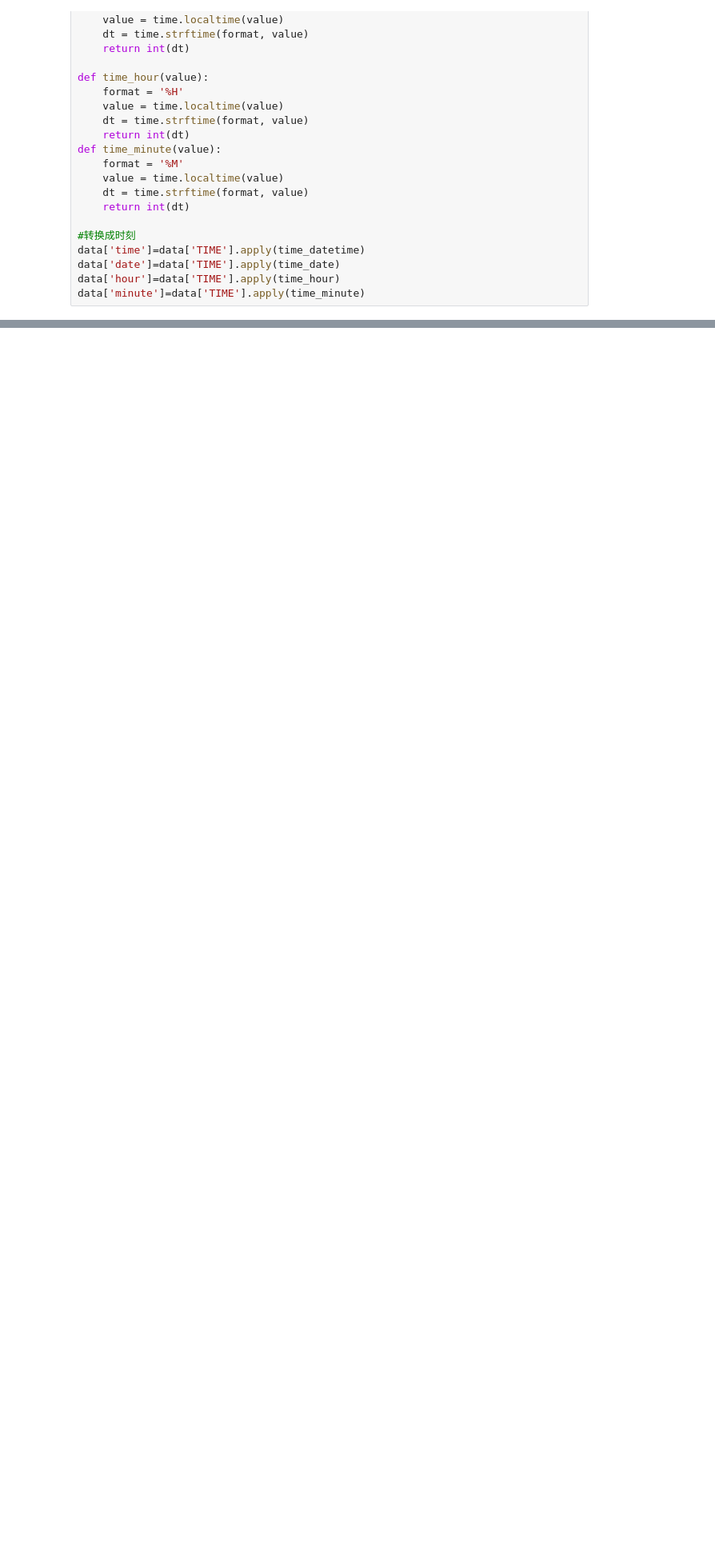
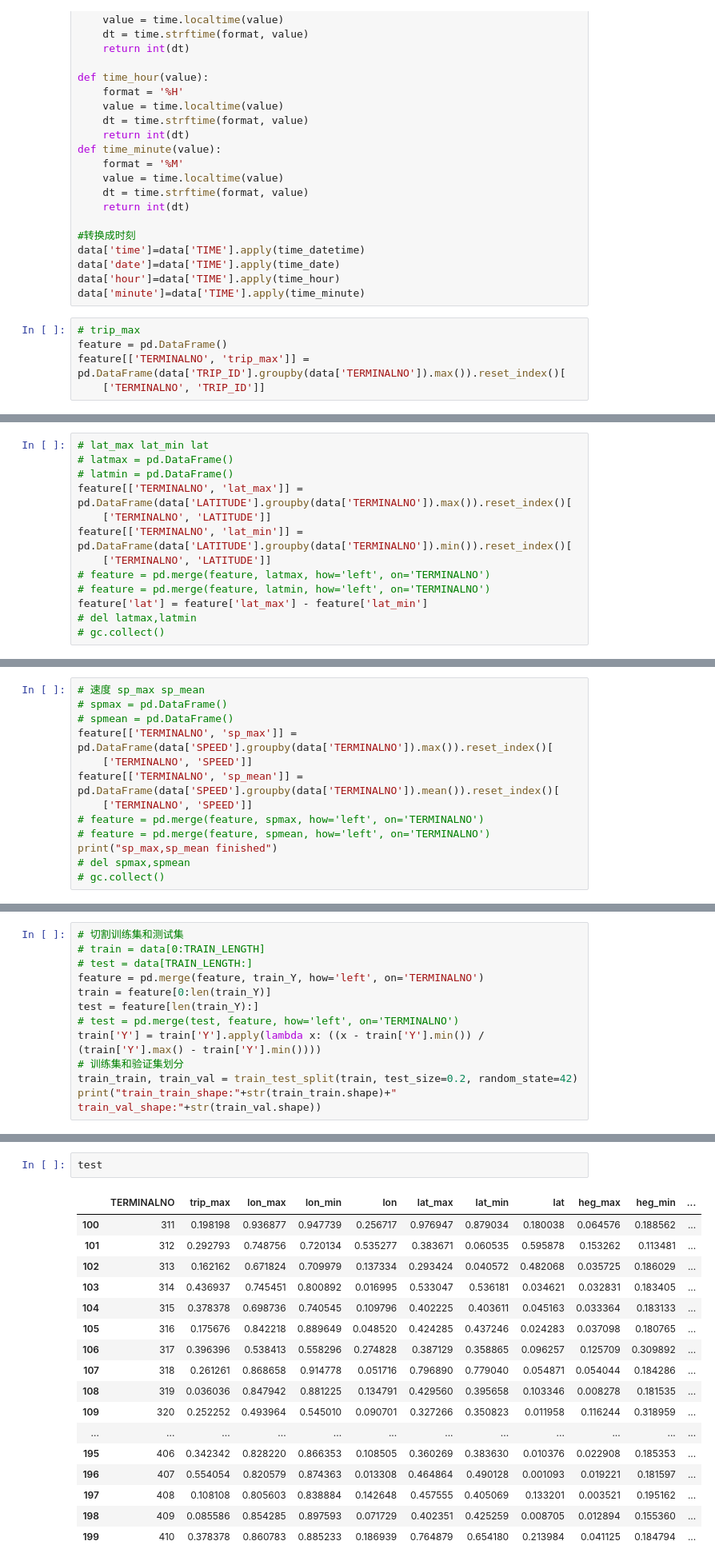
Before and after one commit to MaxwellAlan/DataFountain, a Jupyter notebook: jupyter/v2.ipynb, the cells around one changed output, grey strips where cells are left out. Shown: that part at 80% size. Drawn from its saved outputs; the diff is of its cells as text; blank space fills up the shorter version.

```diff
--- a/jupyter/v2.ipynb
+++ b/jupyter/v2.ipynb
@@ -66,3 +76,8 @@ data['time']=data['TIME'].apply(time_datetime)
 data['date']=data['TIME'].apply(time_date)
 data['hour']=data['TIME'].apply(time_hour)
 data['minute']=data['TIME'].apply(time_minute)
+# %%
+# trip_max
+feature = pd.DataFrame()
+feature[['TERMINALNO', 'trip_max']] = pd.DataFrame(data['TRIP_ID'].groupby(data['TERMINALNO']).max()).reset_index()[
+    ['TERMINALNO', 'TRIP_ID']]
@@ -69 +97,14 @@ data['minute']=data['TIME'].apply(time_minute)
+# %%
+# lat_max lat_min lat
+# latmax = pd.DataFrame()
+# latmin = pd.DataFrame()
+feature[['TERMINALNO', 'lat_max']] = pd.DataFrame(data['LATITUDE'].groupby(data['TERMINALNO']).max()).reset_index()[
+    ['TERMINALNO', 'LATITUDE']]
+feature[['TERMINALNO', 'lat_min']] = pd.DataFrame(data['LATITUDE'].groupby(data['TERMINALNO']).min()).reset_index()[
+    ['TERMINALNO', 'LATITUDE']]
+# feature = pd.merge(feature, latmax, how='left', on='TERMINALNO')
+# feature = pd.merge(feature, latmin, how='left', on='TERMINALNO')
+feature['lat'] = feature['lat_max'] - feature['lat_min']
+# del latmax,latmin
+# gc.collect()
 # %%
@@ -126,0 +133,13 @@ feature['call_ratio_1']=feature['call1']/(feature['call0']+feature['call1'])
+# %%
+# 速度 sp_max sp_mean
+# spmax = pd.DataFrame()
+# spmean = pd.DataFrame()
+feature[['TERMINALNO', 'sp_max']] = pd.DataFrame(data['SPEED'].groupby(data['TERMINALNO']).max()).reset_index()[
+    ['TERMINALNO', 'SPEED']]
+feature[['TERMINALNO', 'sp_mean']] = pd.DataFrame(data['SPEED'].groupby(data['TERMINALNO']).mean()).reset_index()[
+    ['TERMINALNO', 'SPEED']]
+# feature = pd.merge(feature, spmax, how='left', on='TERMINALNO')
+# feature = pd.merge(feature, spmean, how='left', on='TERMINALNO')
+print("sp_max,sp_mean finished")
+# del spmax,spmean
+# gc.collect()
@@ -219,0 +274,12 @@ feature['dis'] = feature['dis'].apply(
+# %%
+# 切割训练集和测试集
+# train = data[0:TRAIN_LENGTH]
+# test = data[TRAIN_LENGTH:]
+feature = pd.merge(feature, train_Y, how='left', on='TERMINALNO')
+train = feature[0:len(train_Y)]
+test = feature[len(train_Y):]
+# test = pd.merge(test, feature, how='left', on='TERMINALNO')
+train['Y'] = train['Y'].apply(lambda x: ((x - train['Y'].min()) / (train['Y'].max() - train['Y'].min())))
+# 训练集和验证集划分
+train_train, train_val = train_test_split(train, test_size=0.2, random_state=42)
+print("train_train_shape:"+str(train_train.shape)+"  train_val_shape:"+str(train_val.shape))
@@ -219,0 +288,20 @@ feature['dis'] = feature['dis'].apply(
+# %%
+test
+# %% [output]
+|  | TERMINALNO | trip_max | lon_max | lon_min | lon | lat_max | lat_min | lat | heg_max | heg_min | ... |
+| 100 | 311 | 0.198198 | 0.936877 | 0.947739 | 0.256717 | 0.976947 | 0.879034 | 0.180038 | 0.064576 | 0.188562 | ... |
+| 101 | 312 | 0.292793 | 0.748756 | 0.720134 | 0.535277 | 0.383671 | 0.060535 | 0.595878 | 0.153262 | 0.113481 | ... |
+| 102 | 313 | 0.162162 | 0.671824 | 0.709979 | 0.137334 | 0.293424 | 0.040572 | 0.482068 | 0.035725 | 0.186029 | ... |
+| 103 | 314 | 0.436937 | 0.745451 | 0.800892 | 0.016995 | 0.533047 | 0.536181 | 0.034621 | 0.032831 | 0.183405 | ... |
+| 104 | 315 | 0.378378 | 0.698736 | 0.740545 | 0.109796 | 0.402225 | 0.403611 | 0.045163 | 0.033364 | 0.183133 | ... |
+| 105 | 316 | 0.175676 | 0.842218 | 0.889649 | 0.048520 | 0.424285 | 0.437246 | 0.024283 | 0.037098 | 0.180765 | ... |
+| 106 | 317 | 0.396396 | 0.538413 | 0.558296 | 0.274828 | 0.387129 | 0.358865 | 0.096257 | 0.125709 | 0.309892 | ... |
+| 107 | 318 | 0.261261 | 0.868658 | 0.914778 | 0.051716 | 0.796890 | 0.779040 | 0.054871 | 0.054044 | 0.184286 | ... |
+| 108 | 319 | 0.036036 | 0.847942 | 0.881225 | 0.134791 | 0.429560 | 0.395658 | 0.103346 | 0.008278 | 0.181535 | ... |
+| 109 | 320 | 0.252252 | 0.493964 | 0.545010 | 0.090701 | 0.327266 | 0.350823 | 0.011958 | 0.116244 | 0.318959 | ... |
+| ... | ... | ... | ... | ... | ... | ... | ... | ... | ... | ... | ... |
+| 195 | 406 | 0.342342 | 0.828220 | 0.866353 | 0.108505 | 0.360269 | 0.383630 | 0.010376 | 0.022908 | 0.185353 | ... |
+| 196 | 407 | 0.554054 | 0.820579 | 0.874363 | 0.013308 | 0.464864 | 0.490128 | 0.001093 | 0.019221 | 0.181597 | ... |
+| 197 | 408 | 0.108108 | 0.805603 | 0.838884 | 0.142648 | 0.457555 | 0.405069 | 0.133201 | 0.003521 | 0.195162 | ... |
+| 198 | 409 | 0.085586 | 0.854285 | 0.897593 | 0.071729 | 0.402351 | 0.425259 | 0.008705 | 0.012894 | 0.155360 | ... |
+| 199 | 410 | 0.378378 | 0.860783 | 0.885233 | 0.186939 | 0.764879 | 0.654180 | 0.213984 | 0.041125 | 0.184794 | ... |
```
Also changed, not shown: parts of 25 cells of this notebook, 1 other file.
